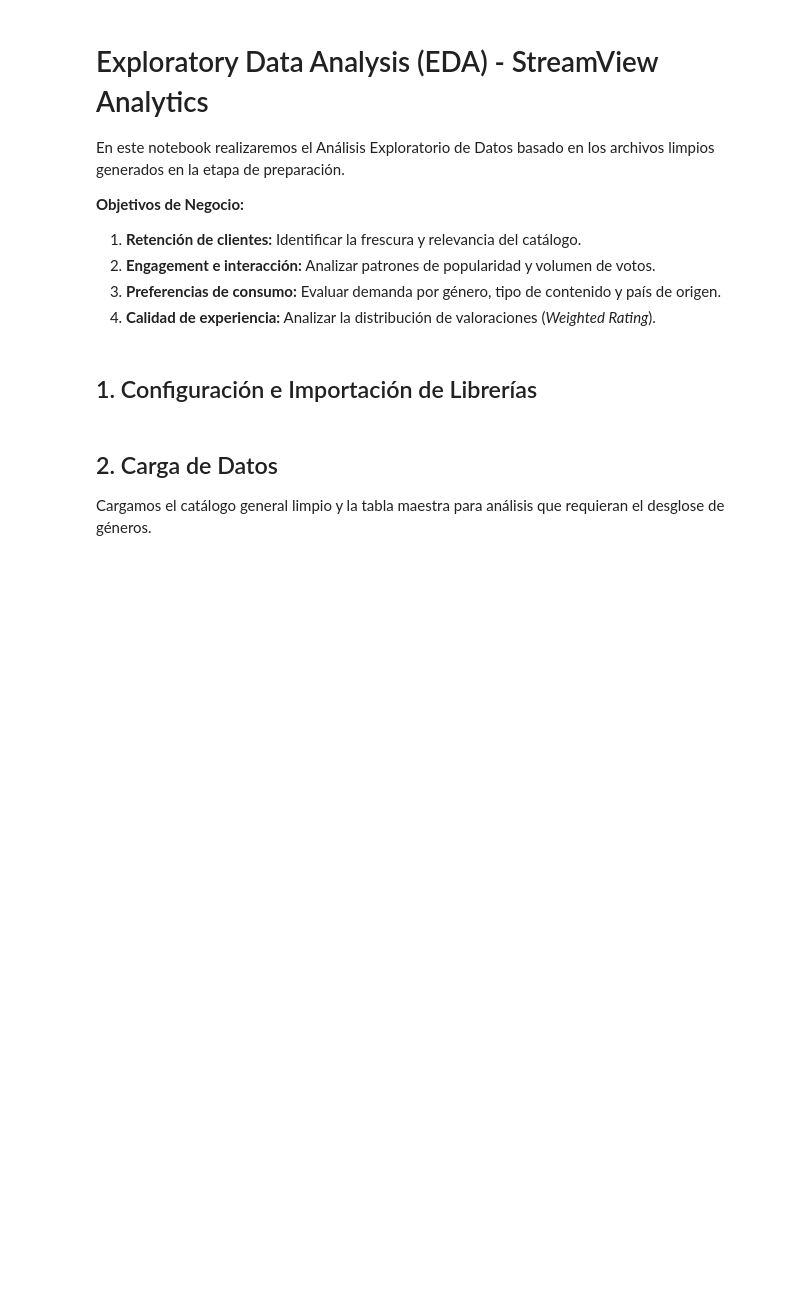
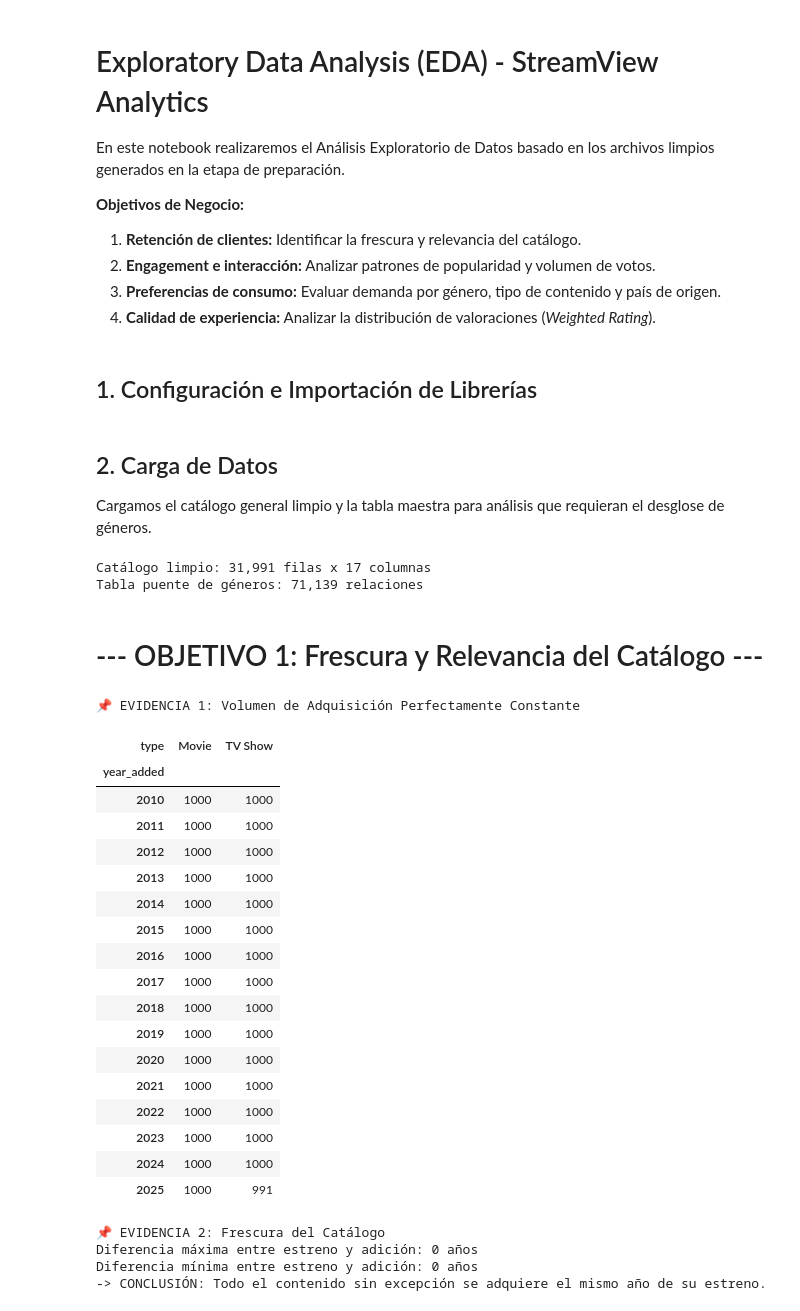
Before and after one commit to ChenteDUOC/Visualizacion-de-datos-parcial, a Jupyter notebook: notebooks/EDA_SreamView.ipynb, the cells around one changed output. Drawn from its saved outputs; the diff is of its cells as text; code cells hidden in the pictures; blank space fills up the shorter version.

```diff
--- a/notebooks/EDA_SreamView.ipynb
+++ b/notebooks/EDA_SreamView.ipynb
@@ -32,12 +32,49 @@ DATA_DIR = Path('../data/processed')
 # Ideal para análisis generales, conteo de películas/series, países y años.
 df_catalog = pd.read_csv(DATA_DIR / 'streamview_catalog_clean.csv')
 
-# 2. Tabla maestra con géneros desanidados (Grano: 1 fila = 1 título-género)
-# Ideal para cruzar cualquier variable con el género.
-df_master = pd.read_csv(DATA_DIR / 'streamview_tableau_master.csv')
+# 2. Tabla puente de géneros (Grano: 1 fila = 1 relación título-género)
+# La usaremos cruzándola con el catálogo cuando ataquemos el Objetivo 3 (Preferencias por género).
+df_genres_bridge = pd.read_csv(DATA_DIR / 'streamview_genres_bridge.csv')
 
 print(f"Catálogo limpio: {df_catalog.shape[0]:,} filas x {df_catalog.shape[1]} columnas")
-print(f"Tabla maestra (con géneros): {df_master.shape[0]:,} filas x {df_master.shape[1]} columnas")
-
-# Verificamos las primeras filas del catálogo limpio
-display(df_catalog.head(3))
+print(f"Tabla puente de géneros: {df_genres_bridge.shape[0]:,} relaciones")
+# %% [output]
+Catálogo limpio: 31,991 filas x 17 columnas
+Tabla puente de géneros: 71,139 relaciones
+# %% [markdown]
+# --- OBJETIVO 1: Frescura y Relevancia del Catálogo ---
+# %%
+# 1. Evidencia de Volumen Constante (Tabla cruzada)
+print("EVIDENCIA 1: Volumen de Adquisición Perfectamente Constante")
+volumen_anual = df_catalog.groupby(['year_added', 'type']).size().unstack()
+display(volumen_anual)
+# 2. Evidencia de Frescura Absoluta
+df_catalog['age_at_addition'] = df_catalog['year_added'] - df_catalog['release_year']
+print("\nEVIDENCIA 2: Frescura del Catálogo")
+print(f"Diferencia máxima entre estreno y adición: {df_catalog['age_at_addition'].max()} años")
+print(f"Diferencia mínima entre estreno y adición: {df_catalog['age_at_addition'].min()} años")
+print("-> CONCLUSIÓN: Todo el contenido sin excepción se adquiere el mismo año de su estreno.")
+# %% [output]
+📌 EVIDENCIA 1: Volumen de Adquisición Perfectamente Constante
+| type | Movie | TV Show |
+| year_added |  |  |
+| 2010 | 1000 | 1000 |
+| 2011 | 1000 | 1000 |
+| 2012 | 1000 | 1000 |
+| 2013 | 1000 | 1000 |
+| 2014 | 1000 | 1000 |
+| 2015 | 1000 | 1000 |
+| 2016 | 1000 | 1000 |
+| 2017 | 1000 | 1000 |
+| 2018 | 1000 | 1000 |
+| 2019 | 1000 | 1000 |
+| 2020 | 1000 | 1000 |
+| 2021 | 1000 | 1000 |
+| 2022 | 1000 | 1000 |
+| 2023 | 1000 | 1000 |
+| 2024 | 1000 | 1000 |
+| 2025 | 1000 | 991 |
+📌 EVIDENCIA 2: Frescura del Catálogo
+Diferencia máxima entre estreno y adición: 0 años
+Diferencia mínima entre estreno y adición: 0 años
+-> CONCLUSIÓN: Todo el contenido sin excepción se adquiere el mismo año de su estreno.
```
Also changed, not shown: parts of 10 cells of this notebook, 2 other files.
